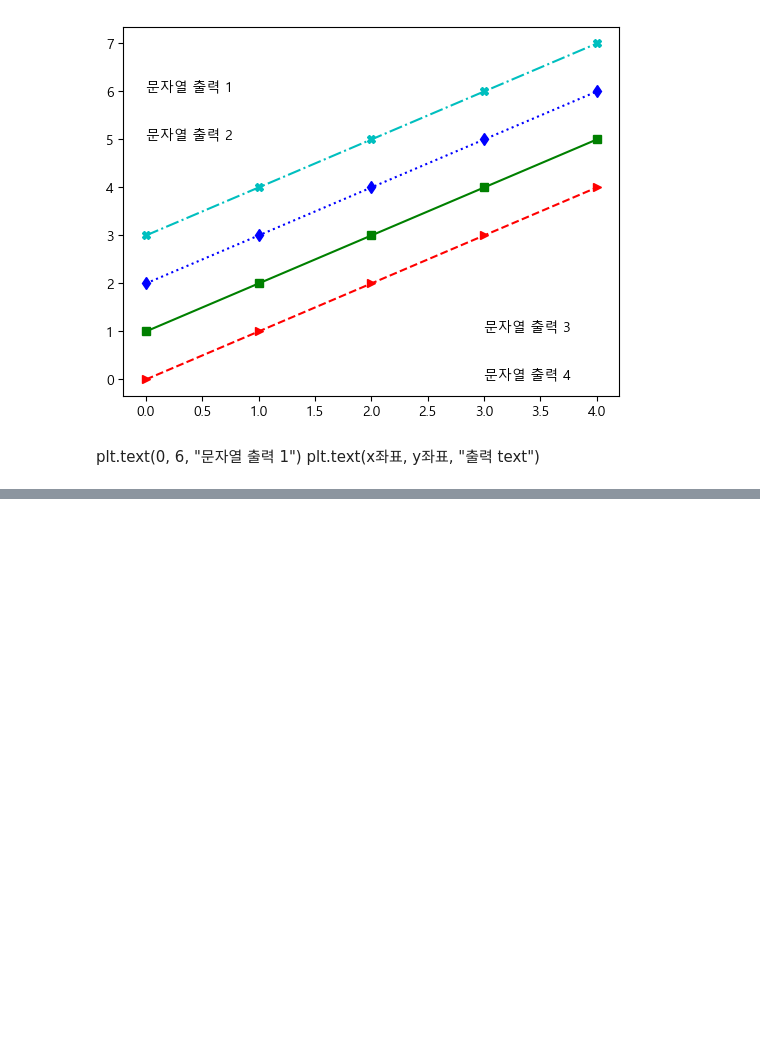
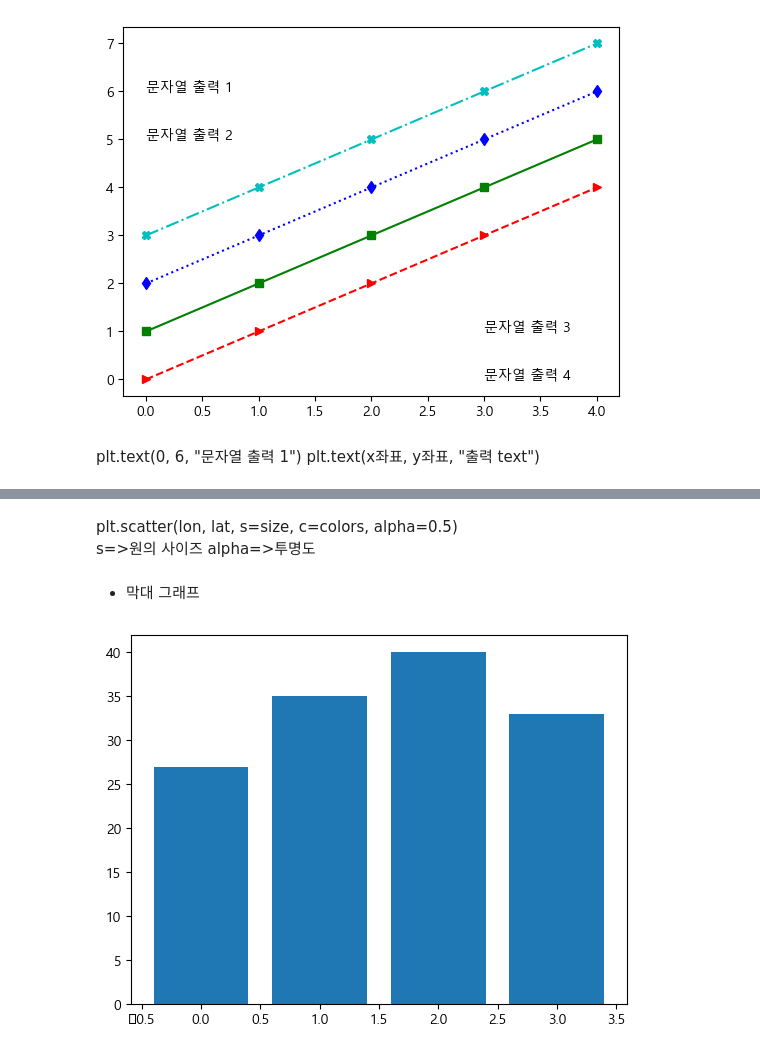
Before and after one commit to HJ1510/big-data, a Jupyter notebook: python/Matplotlib.ipynb, the cells around one changed output, grey strips where cells are left out. Saved outputs shown, nothing was run; the diff lists cells and outputs as text; code cells hidden in the pictures; blank space fills up the shorter version.

```diff
--- a/python/Matplotlib.ipynb
+++ b/python/Matplotlib.ipynb
@@ -255,0 +294,17 @@ plt.text(0, 6, "문자열 출력 1") plt.text(x좌표, y좌표, "출력 text")
+# %% [markdown]
+plt.scatter(lon, lat, s=size, c=colors, alpha=0.5)
+s=>원의 사이즈
+alpha=>투명도
+# %% [markdown]
+- 막대 그래프
+# %%
+member_IDs = ['m_01', 'm_02', 'm_03', 'm_04'] # 회원 ID
+before_ex = [27, 35, 40, 33] # 운동 시작 전
+after_ex = [30, 38, 42, 37] # 운동 한 달 후
+
+n_data = len(member_IDs)     # 회원이 네 명이므로 전체 데이터 수는 4
+index = np.arange(n_data)   # NumPy를 이용해 배열 생성 [0, 1, 2, 3]
+plt.bar(index, before_ex)   # bar(x,y)에서 x=index, height=before_ex 로 지정
+plt.show()
+# %% [output]
+[figure, added]
```
Also changed, not shown: parts of 18 cells of this notebook.
